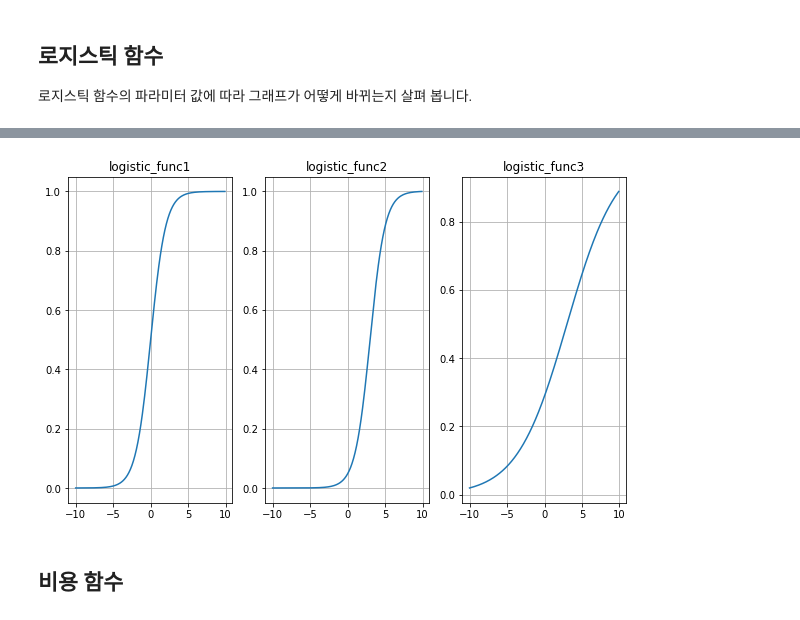
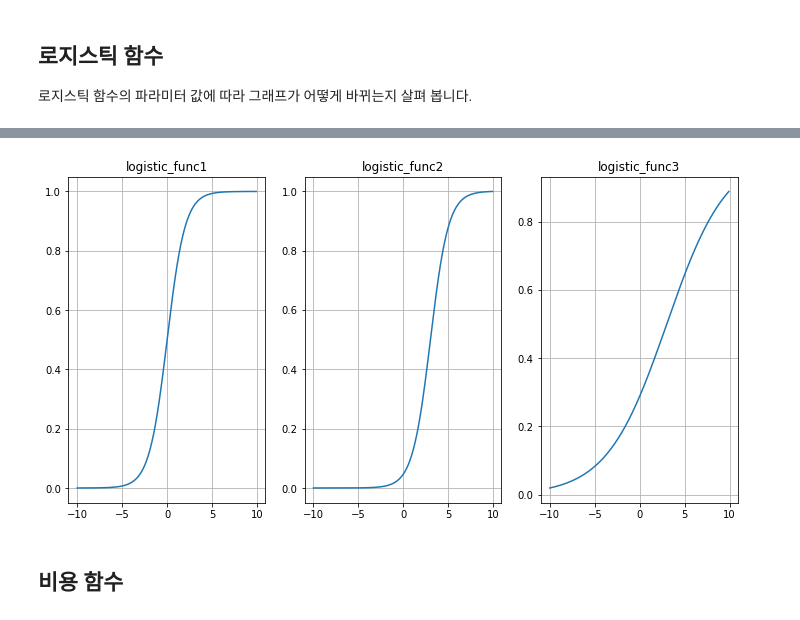
Before and after one commit to trvoid/ml-study, a Jupyter notebook: ML03-LogisticRegression.ipynb, the cells around one changed output, grey strips where cells are left out. Cells and saved outputs as stored; diff of their text form; code cells hidden in the pictures.

```diff
--- a/ML03-LogisticRegression.ipynb
+++ b/ML03-LogisticRegression.ipynb
@@ -43,12 +49,12 @@ plt.show()
 def odds(p):
     return p / (1 - p)
 
-x = np.arange(0, 1, 0.01)
-y = odds(x)
+p = np.arange(0, 1, 0.01)
+y = odds(p)
 
-plt.plot(x, y)
-plt.xlabel('x')
-plt.ylabel('odds(x)')
+plt.plot(p, y)
+plt.xlabel('p')
+plt.ylabel('odds(p)')
 plt.grid(True)
 plt.show()
 # %% [output]
@@ -57,15 +63,3 @@ plt.show()
 ## Log Odds
 
 Odds에 log를 적용하면 값의 범위가 $0 \sim \infty$에서 $-\infty \sim \infty$로 확장됩니다.
-# %%
-def log_odds(p):
-    return np.log(p / (1 - p))
-
-x = np.arange(0.001, 1, 0.01)
-y = log_odds(x)
-
-plt.plot(x, y)
-plt.xlabel('x')
-plt.ylabel('log_odds(x)')
-plt.grid(True)
-plt.show()
@@ -81,35 +87,35 @@ def logistic_func1(x):
 
 def logistic_func2(x):
     return 1 / (1 + np.exp(-(x-3)))
 
 def logistic_func3(x):
     return 1 / (1 + np.exp(-0.3*(x-3)))
 
 x = np.arange(-10, 10, 0.1)
 y1 = logistic_func1(x)
 y2 = logistic_func2(x)
 y3 = logistic_func3(x)
 
-plt.figure(figsize=(10,6))
+plt.figure(figsize=(12,6))
 
 plt.subplot(131)
 plt.plot(x, y1)
 plt.title('logistic_func1')
 plt.grid(True)
 
 plt.subplot(132)
 plt.plot(x, y2)
 plt.title('logistic_func2')
 plt.grid(True)
 
 plt.subplot(133)
 plt.plot(x, y3)
 plt.title('logistic_func3')
 plt.grid(True)
 
 plt.show()
 # %% [output]
-[figure, old version]
+[figure, new version]
 # %% [markdown]
 ## 비용 함수
 # %% [markdown]
```
Also changed, not shown: parts of 3 cells of this notebook.
